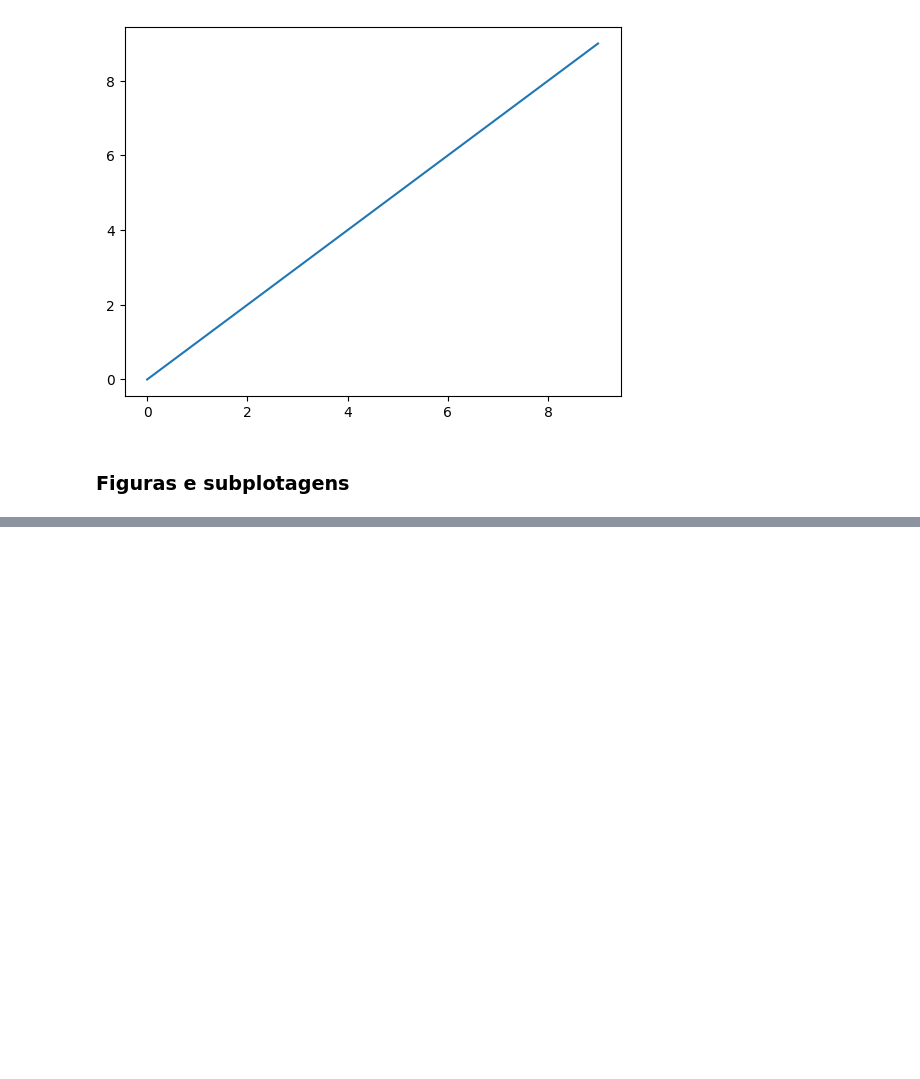
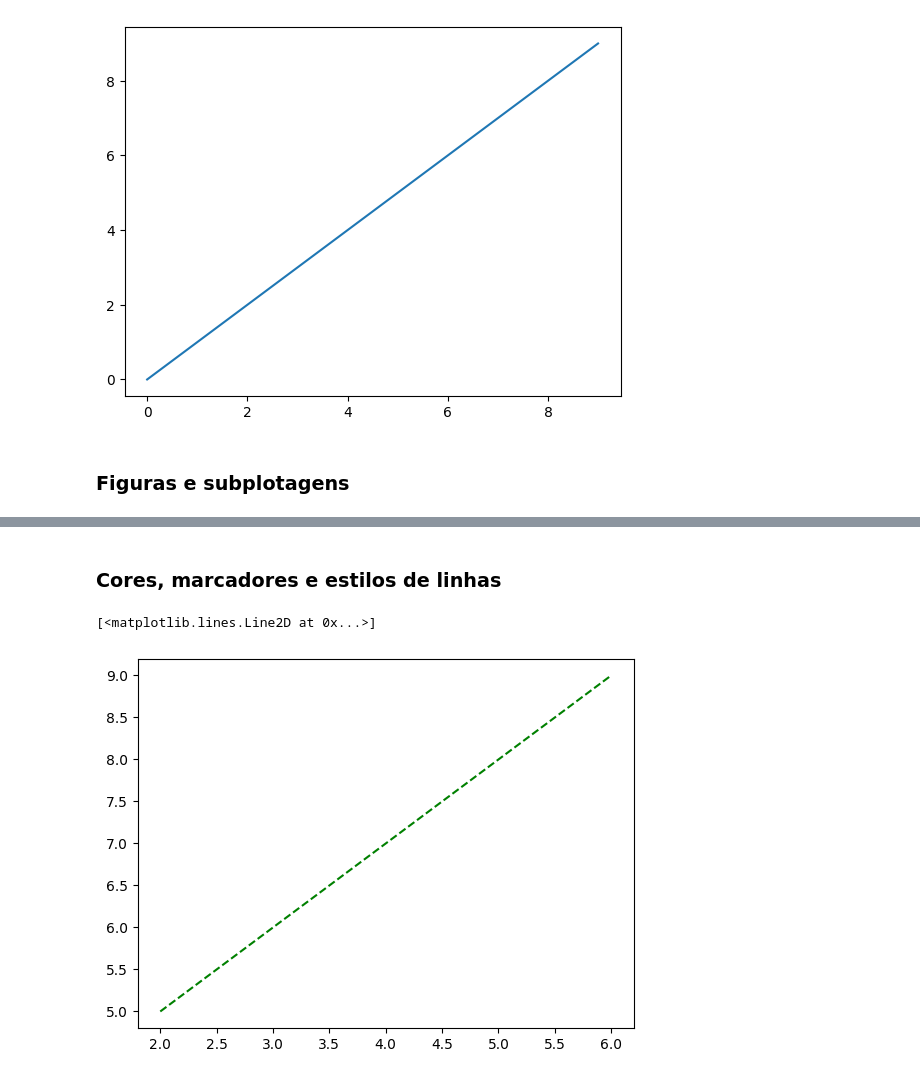
Before and after one commit to valdenio458/livro-python-para-analise-de-dados, a Jupyter notebook: capitulo_9.ipynb, the cells around one changed output, grey strips where cells are left out. Cells and saved outputs as stored; diff of their text form; code cells hidden in the pictures; blank space fills up the shorter version.

Commit message:
Cores, marcadores e estilos de linhas

```diff
--- a/capitulo_9.ipynb
+++ b/capitulo_9.ipynb
@@ -34,0 +35,14 @@ ax2.scatter(np.arange(30), np.arange(30) + 3 * np.random.standard_normal(30));
+# %% [markdown]
+### Cores, marcadores e estilos de linhas
+# %%
+x = [2, 4, 6]
+y = [5, 7, 9]
+# %%
+# Informa o estilo da linha e sua cor
+plt.plot(x, y, 'g--')
+
+# Este código poderia ter sido escrito mais explicitamente, assim:
+# plt.plot(x, y, linestyle='--', color='green')
+# %% [output]
+[<matplotlib.lines.Line2D at 0x...>]
+[figure, added]
```
Also changed, not shown: parts of 3 cells of this notebook.
